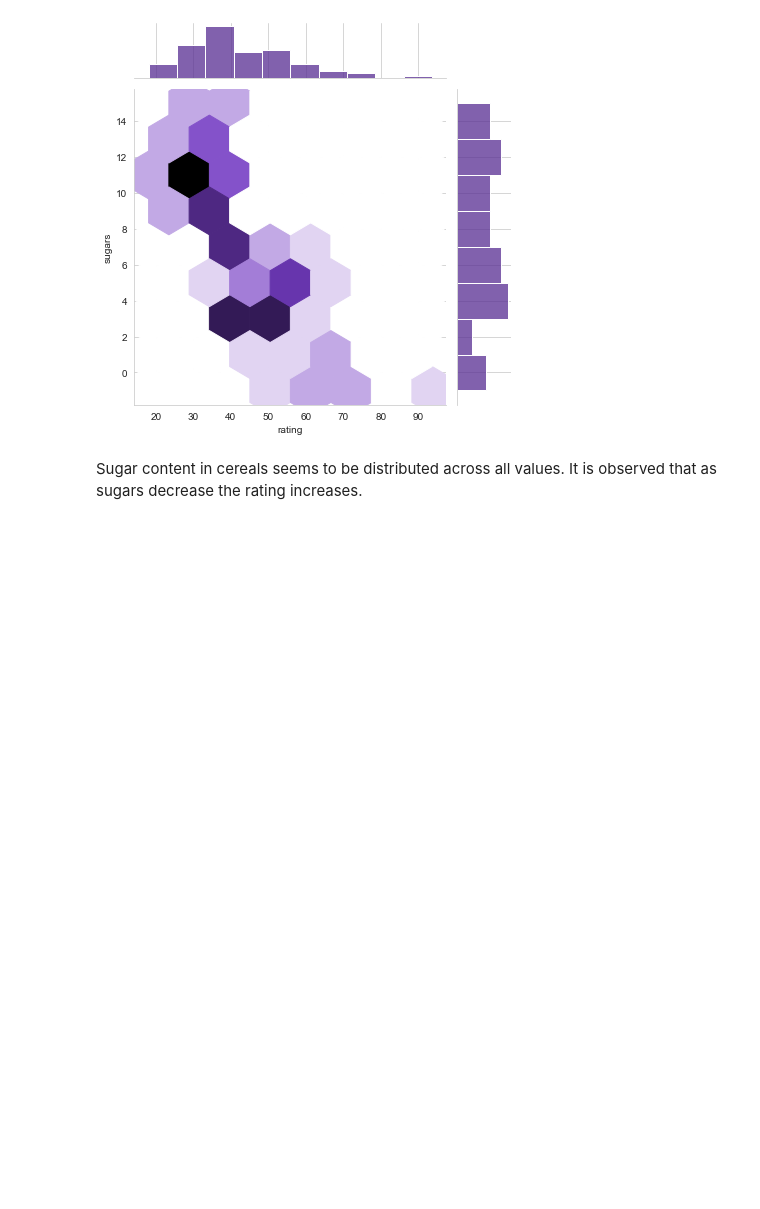
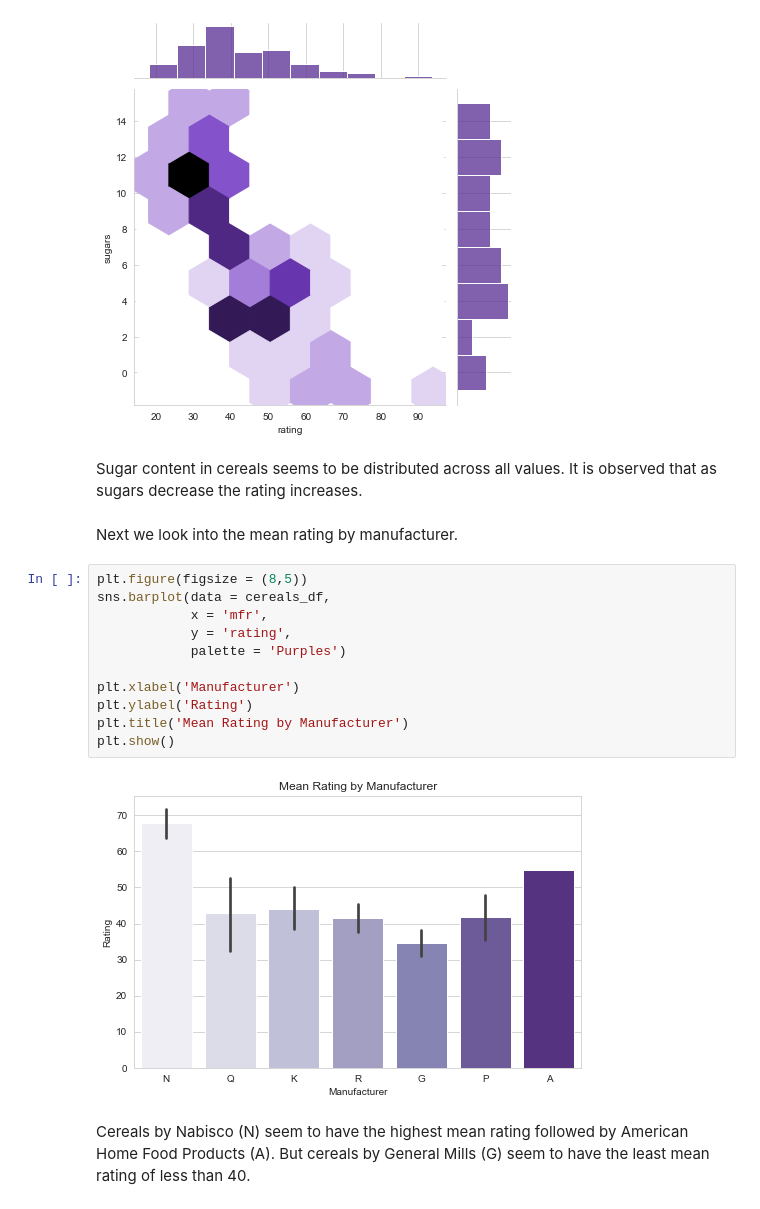
Before and after one commit to ayg15/cereals, a Jupyter notebook: Cereals EDA.ipynb, the cells around one changed output. Drawn from its saved outputs; the diff is of its cells as text; blank space fills up the shorter version.

```diff
--- a/Cereals EDA.ipynb
+++ b/Cereals EDA.ipynb
@@ -1108,3 +1139,20 @@ plt.show()
 [figure]
 # %% [markdown]
 Sugar content in cereals seems to be distributed across all values. It is observed that as sugars decrease the rating increases.
+# %% [markdown]
+Next we look into the mean rating by manufacturer.
+# %%
+plt.figure(figsize = (8,5))
+sns.barplot(data = cereals_df,
+            x = 'mfr',
+            y = 'rating',
+            palette = 'Purples')
+
+plt.xlabel('Manufacturer')
+plt.ylabel('Rating')
+plt.title('Mean Rating by Manufacturer')
+plt.show()
+# %% [output]
+[figure, added]
+# %% [markdown]
+Cereals by Nabisco (N) seem to have the highest mean rating followed by American Home Food Products (A). But cereals by General Mills (G) seem to have the least mean rating of less than 40.
```
Also changed, not shown: parts of 11 cells of this notebook.
